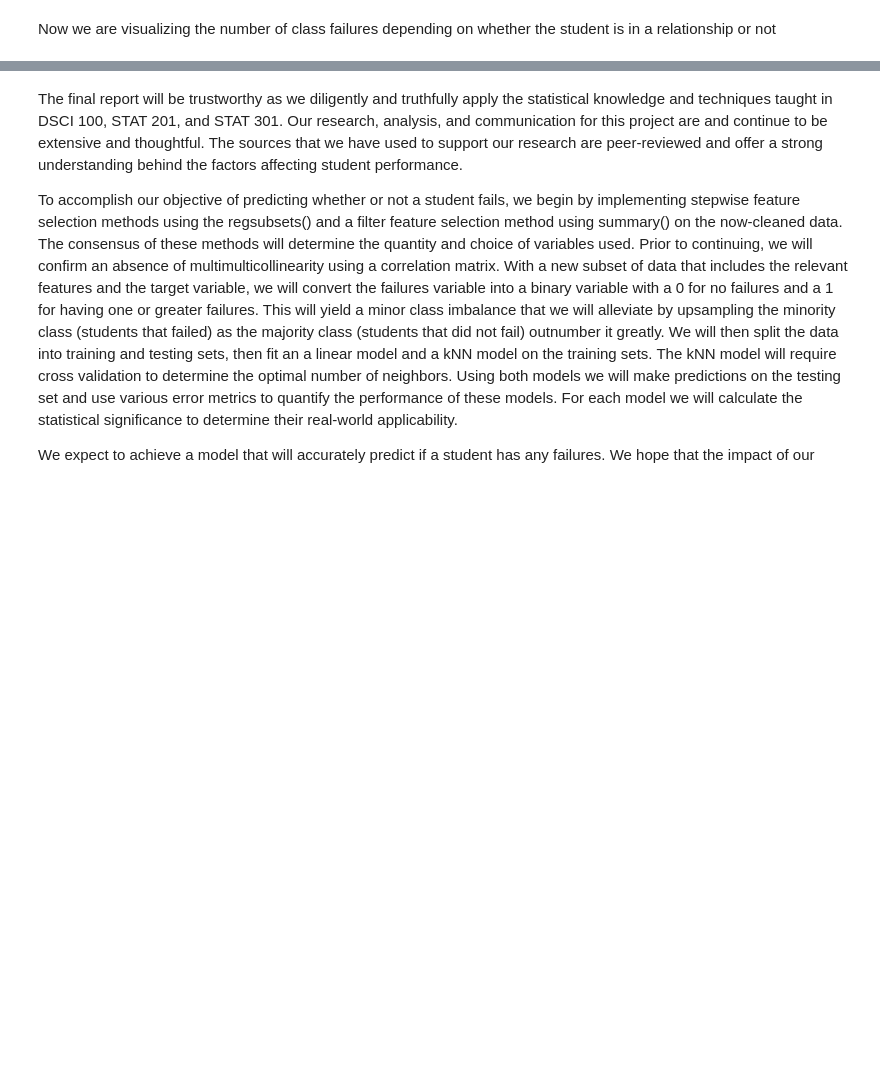
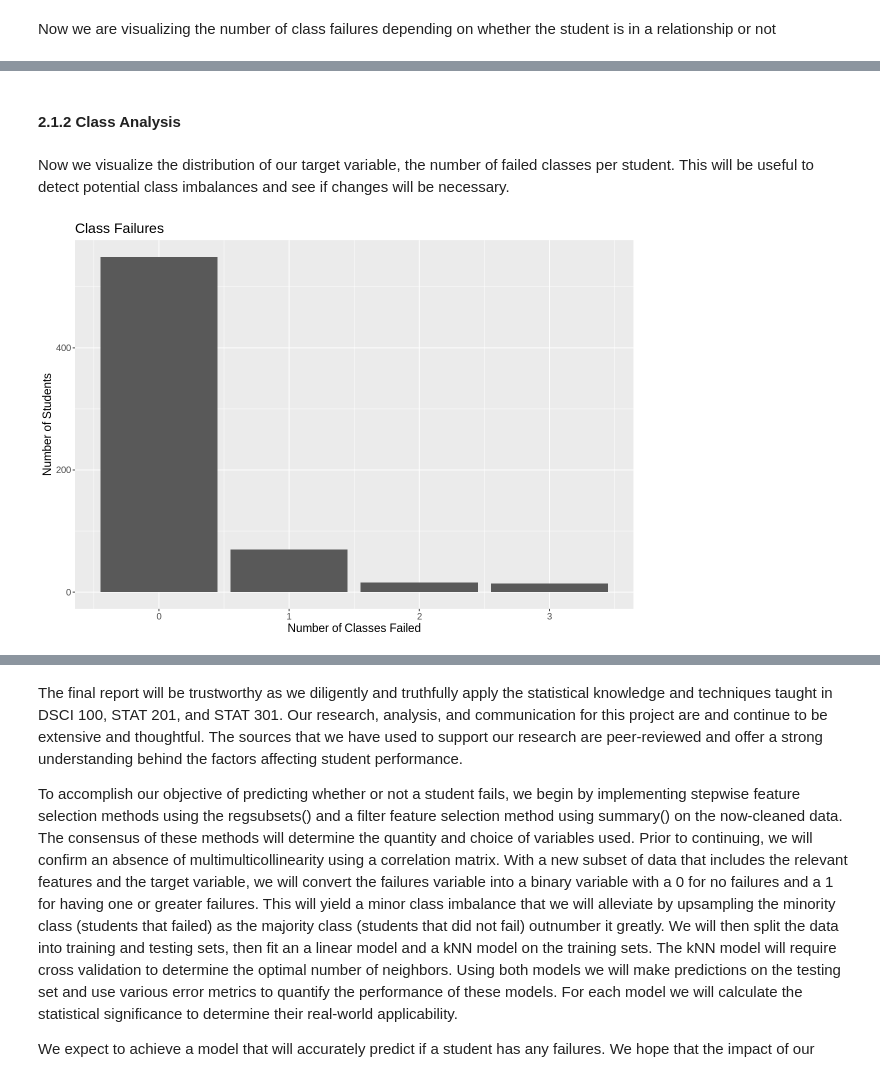
Before and after one commit to alexbastin/stat-301, a Jupyter notebook: project.ipynb, the cells around one changed output, grey strips where cells are left out. Cells and saved outputs as stored; diff of their text form; code cells hidden in the pictures; blank space fills up the shorter version.

```diff
--- a/project.ipynb
+++ b/project.ipynb
@@ -163,0 +215,18 @@ fail_rom_plot
+# %% [markdown]
+#### 2.1.2 Class Analysis
+# %% [markdown]
+Now we visualize the distribution of our target variable, the number of failed classes per student. This will be useful to detect potential class imbalances and see if changes will be necessary.
+# %%
+fail_plot <- data %>%
+  ggplot(aes(x = failures)) +
+  geom_bar() +
+  theme(
+    text = element_text(size = 14)
+  ) +
+  ggtitle("Class Failures") +
+  xlab("Number of Classes Failed") +
+  ylab("Number of Students")
+
+fail_plot
+# %% [output]
+[figure, added]
```
Also changed, not shown: parts of 40 cells of this notebook.
